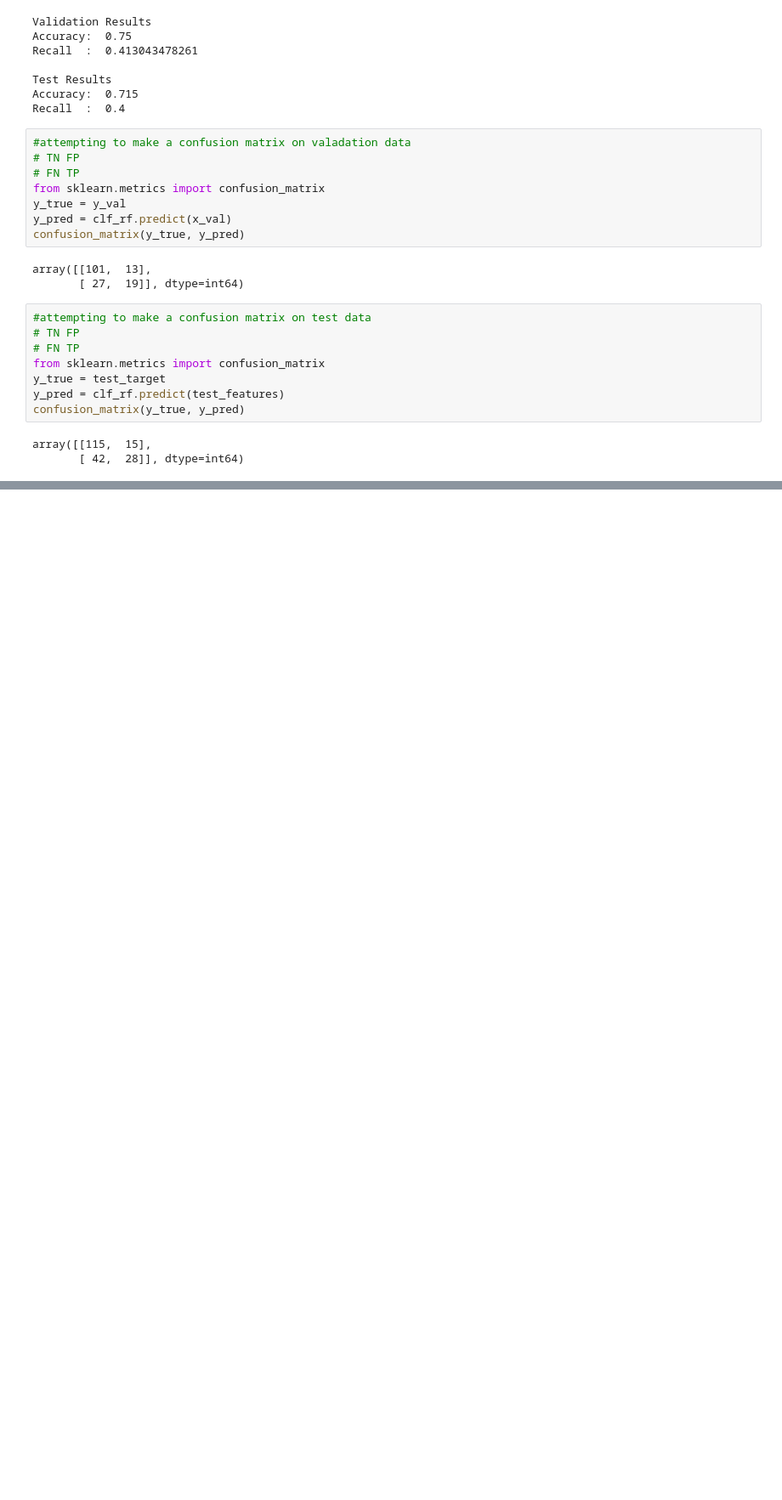
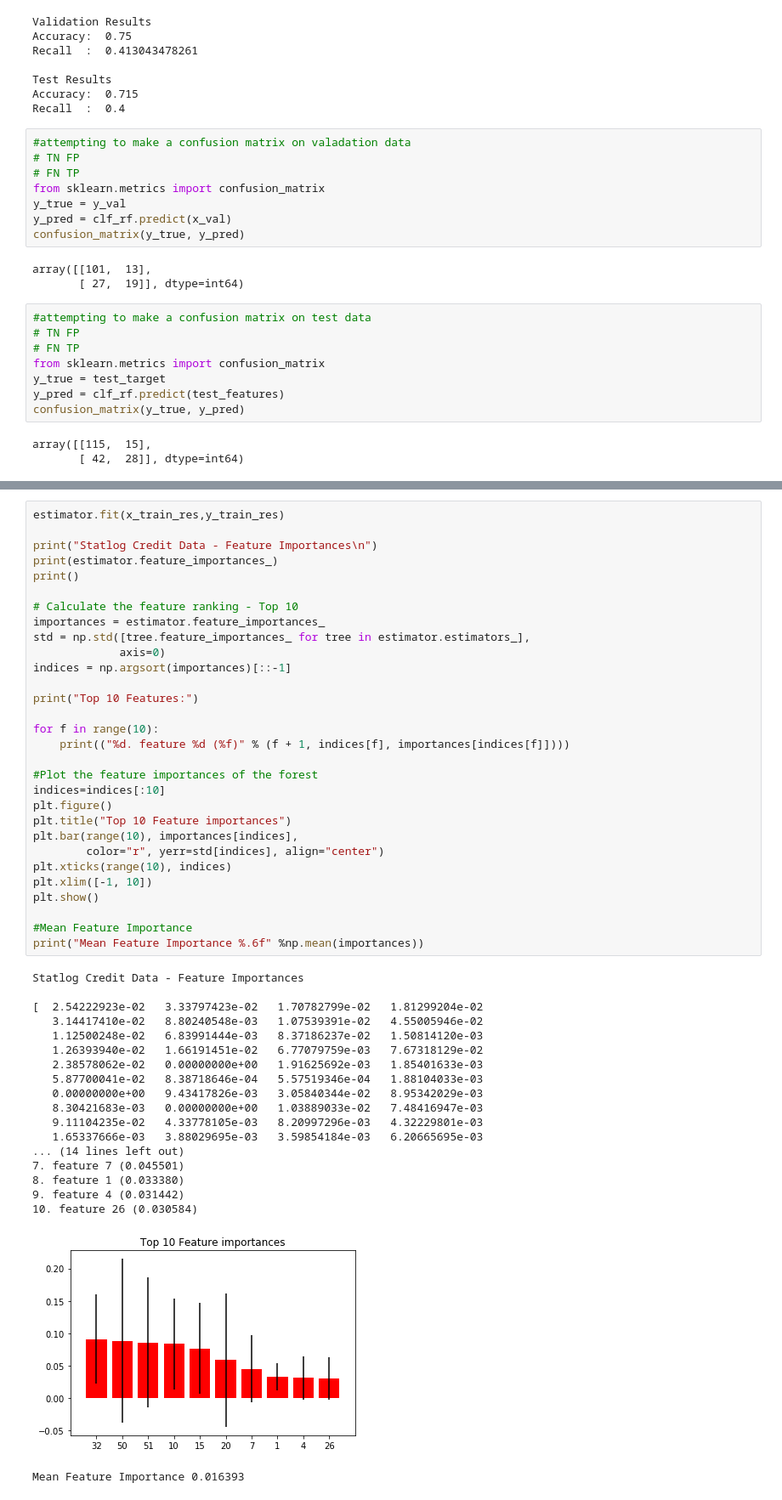
Before and after one commit to ScottMCasey/DataScience12032330SSA, a Jupyter notebook: SummerStudioA.ipynb, the cells around one changed output, grey strips where cells are left out. Shown at 85% size. Drawn from its saved outputs; the diff is of its cells as text; blank space fills up the shorter version.

```diff
--- a/SummerStudioA.ipynb
+++ b/SummerStudioA.ipynb
@@ -331,0 +396,50 @@ WIP
+# %%
+estimator.fit(x_train_res,y_train_res)
+
+print("Statlog Credit Data - Feature Importances\n")
+print(estimator.feature_importances_)
+print()
+
+# Calculate the feature ranking - Top 10
+importances = estimator.feature_importances_
+std = np.std([tree.feature_importances_ for tree in estimator.estimators_],
+             axis=0)
+indices = np.argsort(importances)[::-1]
+
+print("Top 10 Features:")
+
+for f in range(10):
+    print(("%d. feature %d (%f)" % (f + 1, indices[f], importances[indices[f]])))
+
+#Plot the feature importances of the forest
+indices=indices[:10]
+plt.figure()
+plt.title("Top 10 Feature importances")
+plt.bar(range(10), importances[indices],
+        color="r", yerr=std[indices], align="center")
+plt.xticks(range(10), indices)
+plt.xlim([-1, 10])
+plt.show()
+
+#Mean Feature Importance
+print("Mean Feature Importance %.6f" %np.mean(importances))
+# %% [output]
+Statlog Credit Data - Feature Importances
+
+[  2.54222923e-02   3.33797423e-02   1.70782799e-02   1.81299204e-02
+   3.14417410e-02   8.80240548e-03   1.07539391e-02   4.55005946e-02
+   1.12500248e-02   6.83991444e-03   8.37186237e-02   1.50814120e-03
+   1.26393940e-02   1.66191451e-02   6.77079759e-03   7.67318129e-02
+   2.38578062e-02   0.00000000e+00   1.91625692e-03   1.85401633e-03
+   5.87700041e-02   8.38718646e-04   5.57519346e-04   1.88104033e-03
+   0.00000000e+00   9.43417826e-03   3.05840344e-02   8.95342029e-03
+   8.30421683e-03   0.00000000e+00   1.03889033e-02   7.48416947e-03
+   9.11104235e-02   4.33778105e-03   8.20997296e-03   4.32229801e-03
+   1.65337666e-03   3.88029695e-03   3.59854184e-03   6.20665695e-03
+... (14 lines left out)
+7. feature 7 (0.045501)
+8. feature 1 (0.033380)
+9. feature 4 (0.031442)
+10. feature 26 (0.030584)
+[figure, added]
+Mean Feature Importance 0.016393
```
Also changed, not shown: parts of 8 cells of this notebook.
